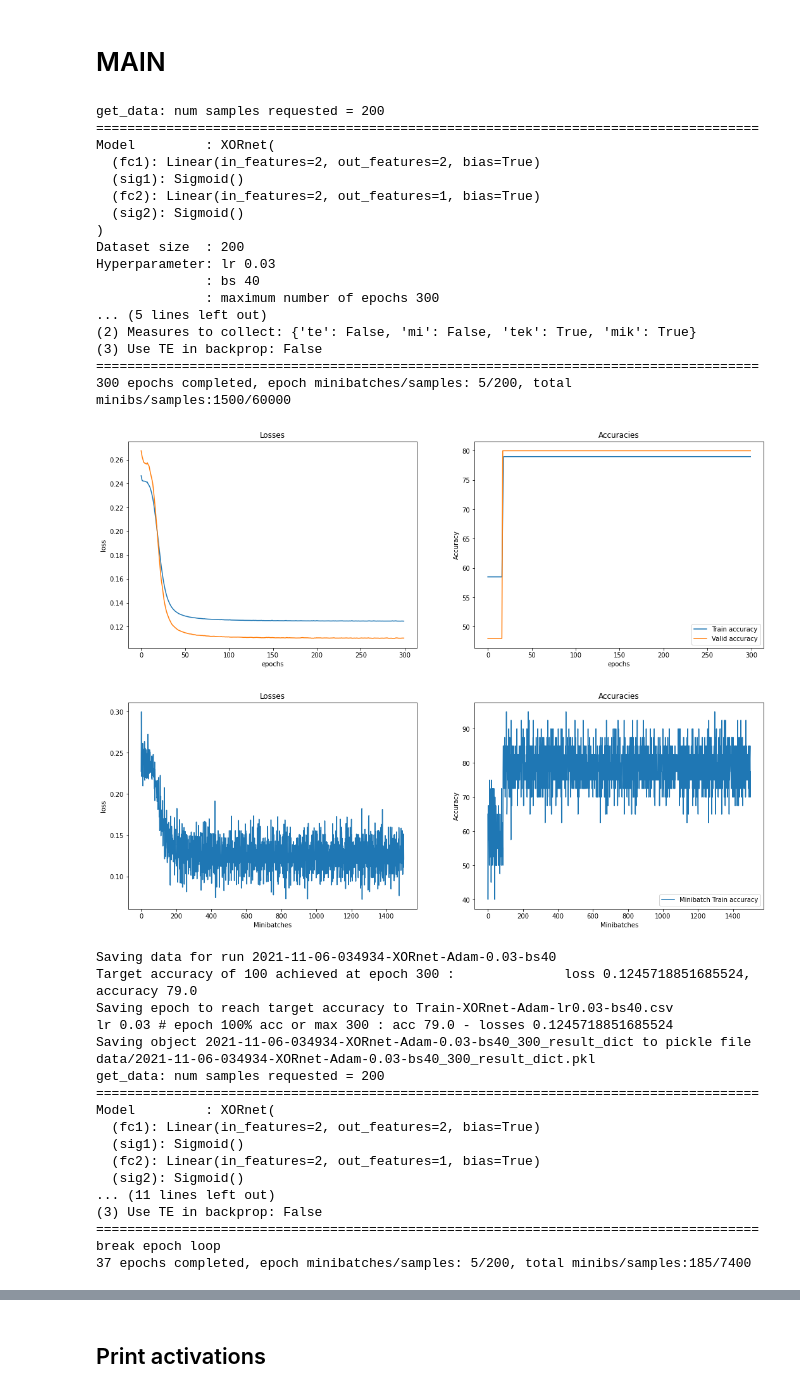
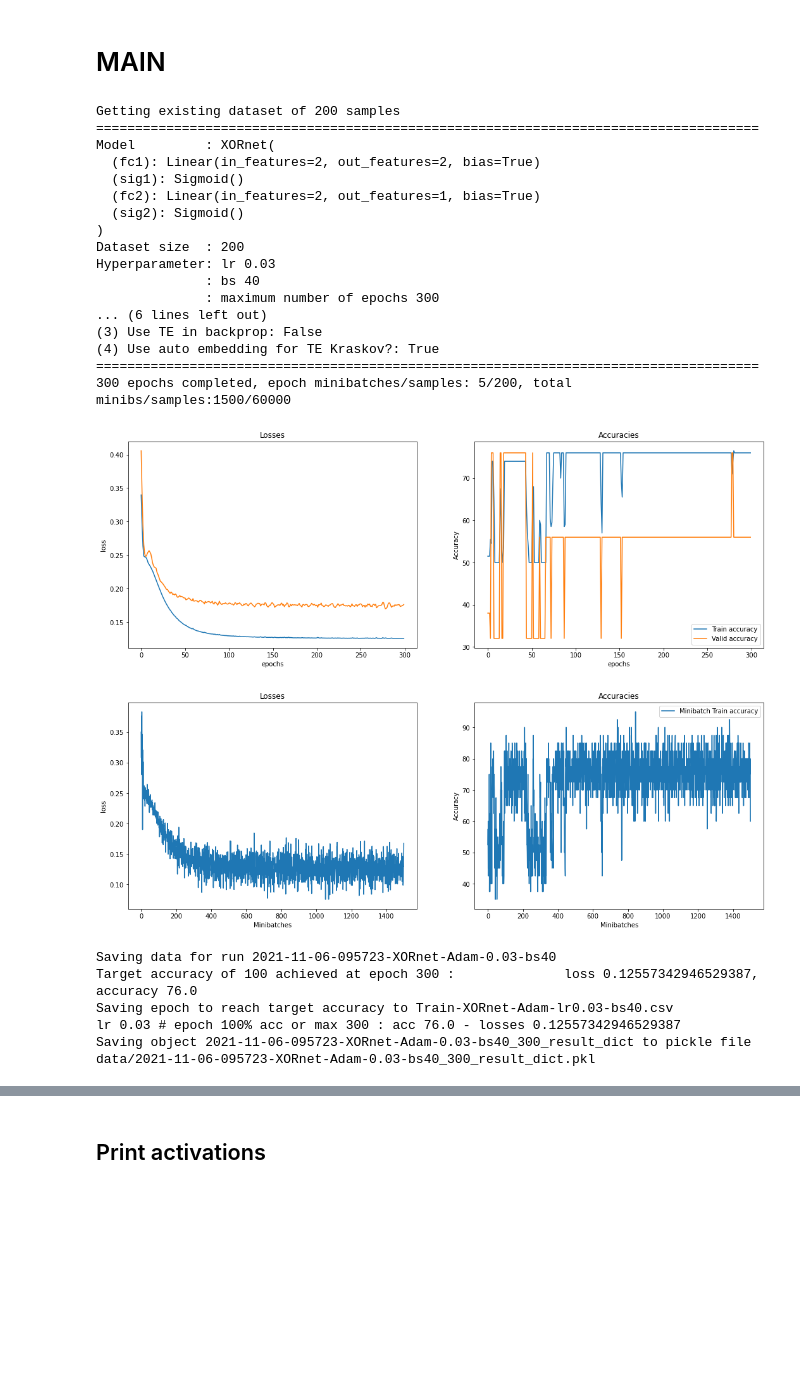
Before and after one commit to IsisChameleon/CSYS5030, a Jupyter notebook: Assignment2/xor-v5.ipynb, the cells around one changed output, grey strips where cells are left out. Drawn from its saved outputs; the diff is of its cells as text; code cells hidden in the pictures; blank space fills up the shorter version.

```diff
--- a/Assignment2/xor-v5.ipynb
+++ b/Assignment2/xor-v5.ipynb
@@ -98,0 +137,2 @@ def get_data(batch_size, num_samples):
+# %%
+get_same_data=get_always_the_same_data()
@@ -958,7 +1034,7 @@ def train(lr=0.03, bs=40, num_samples=200, g=0.7, epochs=100, past=40, \
 
     model=XORnet()
 
-    _, loaders = get_data(bs, num_samples)
+    _, loaders = get_same_data(num_samples=num_samples,batch_size=bs)
 
     activation_collector=activationsCollector(g)
     teCalc=teCalculator(model, past, bs, calculator_params)
@@ -987,6 +1063,7 @@ def train(lr=0.03, bs=40, num_samples=200, g=0.7, epochs=100, past=40, \
     print(f'(1) Calculate Measures? {calculateITMeasures}')
     print(f'(2) Measures to collect: {measures}')
     print(f'(3) Use TE in backprop: {withTE} ')
+    print(f"(4) Use auto embedding for TE Kraskov?: {calculator_params['tek']['auto_embed']}")
     print('=====================================================================================')
 
     loggers = fit(Xorln, loaders, epochs, activation_collector, teCalc, teParams, target_accuracy=100, calculateITMeasures=calculateITMeasures, measures=measures)
@@ -1015,11 +1092,19 @@ def train(lr=0.03, bs=40, num_samples=200, g=0.7, epochs=100, past=40, \
 # MAIN
 # %%
 
-# Determined by looking for embedding using JIDT using activation time series (outside of this code)
+# Parameters for IT Measures
 calculator_params = {
-    'te': {
+    'te': {                     #discrete transfer entropy calculator parameter
         'target_history': 1,
         'source_history': 1
+
+    },
+    'tek': {                    #kraskov te calculator parameter
+        'k_history': 1,
+        'k_tau': 1,
+        'l_history': 1,
+        'l_tau': 1,
+        'auto_embed': True
     }
 }
 
@@ -1027,7 +1112,7 @@ calculator_params = {
 lrs= [ 0.03 ]
 for lr in lrs:
 
-    for i in range(10):
+    for i in range(1):
 
         train_params = {
             'lr' : lr, #0.03, 0.025 in paper
@@ -1049,52 +1134,43 @@ for lr in lrs:
 
         print(f'lr {lr} # epoch 100% acc or max {epochi} : acc {lg.accuracies[epochi-1]} - losses {lg.losses[epochi-1]}')
 
+        # saving result data to pickle file
+
         result_dict = {
             'name': lg.getRunName(),
             'params': train_params,
             'collector': activation_collector,
             'calculator': teCalc,
             'logger': lg
         }
 
         pickleSave(result_dict, f'{lg.getRunName()}_{epochi}_result_dict', './data')
 
+        # TEMP - To exit the training loop at the first 100% accuracy
         if epochi < 300:
             break
 # %% [output]
-get_data: num samples requested = 200
+Getting existing dataset of 200 samples
 =====================================================================================
 Model         : XORnet(
   (fc1): Linear(in_features=2, out_features=2, bias=True)
   (sig1): Sigmoid()
   (fc2): Linear(in_features=2, out_features=1, bias=True)
   (sig2): Sigmoid()
 )
 Dataset size  : 200
 Hyperparameter: lr 0.03
               : bs 40
               : maximum number of epochs 300
-... (5 lines left out)
-(2) Measures to collect: {'te': False, 'mi': False, 'tek': True, 'mik': True}
+... (6 lines left out)
 (3) Use TE in backprop: False
+(4) Use auto embedding for TE Kraskov?: True
 =====================================================================================
 300 epochs completed, epoch minibatches/samples: 5/200, total minibs/samples:1500/60000
-[figure, old version]
+[figure, new version]
-[figure, old version]
+[figure, new version]
-Saving data for run 2021-11-06-034934-XORnet-Adam-0.03-bs40
-Target accuracy of 100 achieved at epoch 300 :              loss 0.1245718851685524, accuracy 79.0
+Saving data for run 2021-11-06-095723-XORnet-Adam-0.03-bs40
+Target accuracy of 100 achieved at epoch 300 :              loss 0.12557342946529387, accuracy 76.0
 Saving epoch to reach target accuracy to Train-XORnet-Adam-lr0.03-bs40.csv
-lr 0.03 # epoch 100% acc or max 300 : acc 79.0 - losses 0.1245718851685524
-Saving object 2021-11-06-034934-XORnet-Adam-0.03-bs40_300_result_dict to pickle file data/2021-11-06-034934-XORnet-Adam-0.03-bs40_300_result_dict.pkl
-get_data: num samples requested = 200
-=====================================================================================
-Model         : XORnet(
-  (fc1): Linear(in_features=2, out_features=2, bias=True)
-  (sig1): Sigmoid()
-  (fc2): Linear(in_features=2, out_features=1, bias=True)
-  (sig2): Sigmoid()
-... (11 lines left out)
-(3) Use TE in backprop: False
-=====================================================================================
-break epoch loop
-37 epochs completed, epoch minibatches/samples: 5/200, total minibs/samples:185/7400
+lr 0.03 # epoch 100% acc or max 300 : acc 76.0 - losses 0.12557342946529387
+Saving object 2021-11-06-095723-XORnet-Adam-0.03-bs40_300_result_dict to pickle file data/2021-11-06-095723-XORnet-Adam-0.03-bs40_300_result_dict.pkl
```
Also changed, not shown: parts of 21 cells of this notebook, 1 other file.
